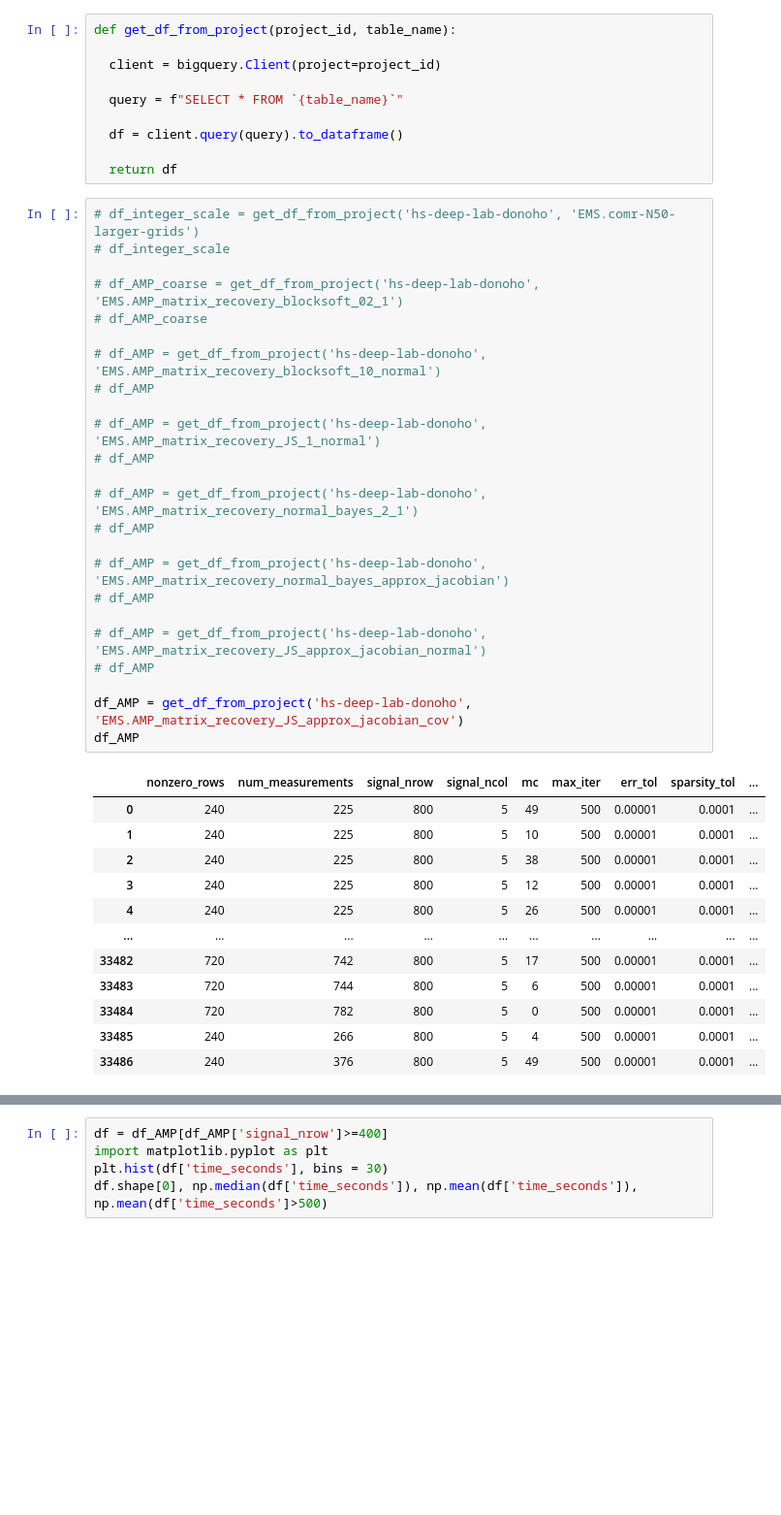
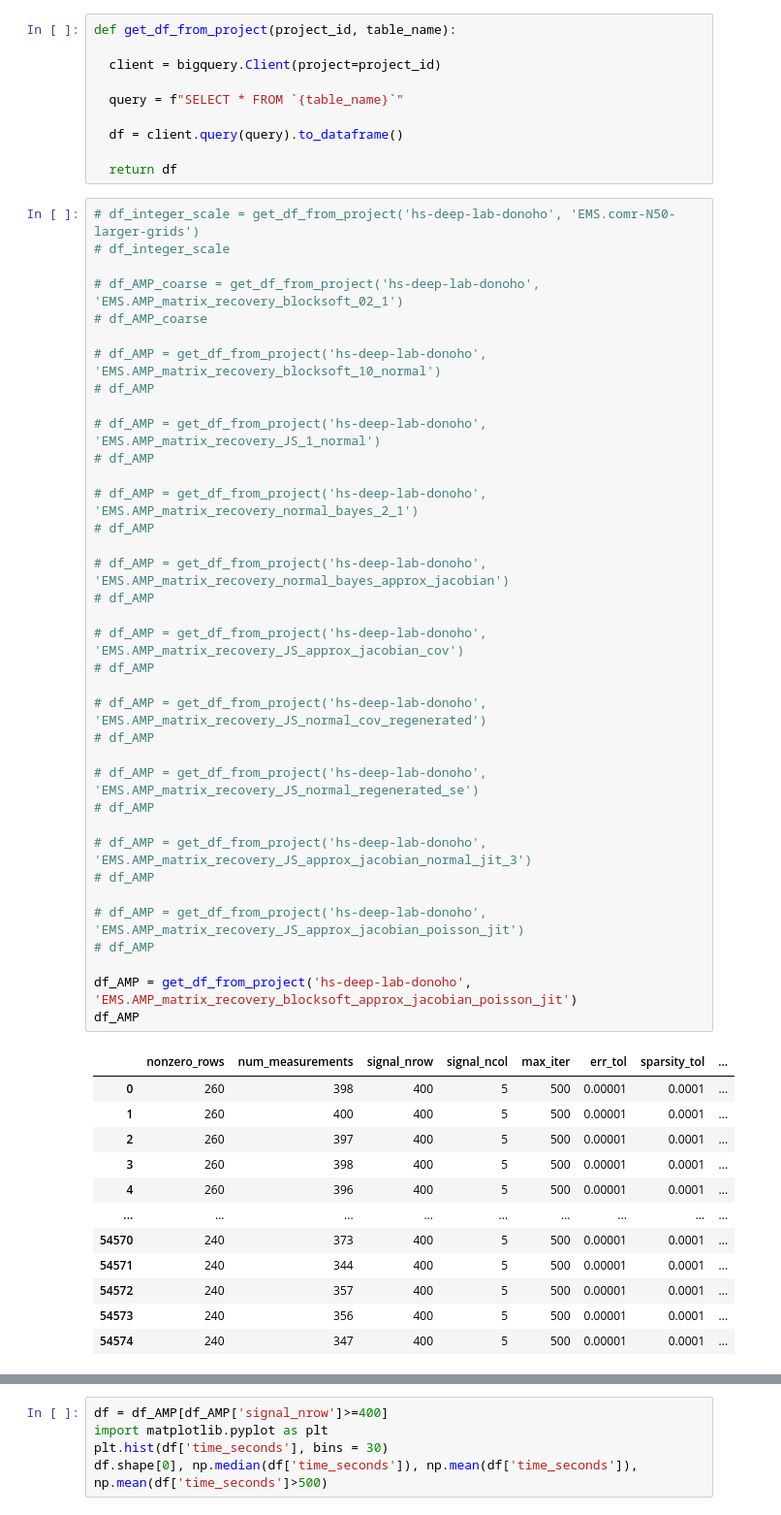
Before and after one commit to apd1995/SoftSense-and-SteinSense, a Jupyter notebook: updating_params.ipynb, the cells around one changed output, grey strips where cells are left out. Shown at 97% size. Drawn from its saved outputs; the diff is of its cells as text; blank space fills up the shorter version.

```diff
--- a/updating_params.ipynb
+++ b/updating_params.ipynb
@@ -44,37 +44,49 @@ def get_df_from_project(project_id, table_name):
 # %%
 # df_integer_scale = get_df_from_project('hs-deep-lab-donoho', 'EMS.comr-N50-larger-grids')
 # df_integer_scale
 
 # df_AMP_coarse = get_df_from_project('hs-deep-lab-donoho', 'EMS.AMP_matrix_recovery_blocksoft_02_1')
 # df_AMP_coarse
 
 # df_AMP = get_df_from_project('hs-deep-lab-donoho', 'EMS.AMP_matrix_recovery_blocksoft_10_normal')
 # df_AMP
 
 # df_AMP = get_df_from_project('hs-deep-lab-donoho', 'EMS.AMP_matrix_recovery_JS_1_normal')
 # df_AMP
 
 # df_AMP = get_df_from_project('hs-deep-lab-donoho', 'EMS.AMP_matrix_recovery_normal_bayes_2_1')
 # df_AMP
 
 # df_AMP = get_df_from_project('hs-deep-lab-donoho', 'EMS.AMP_matrix_recovery_normal_bayes_approx_jacobian')
 # df_AMP
 
-# df_AMP = get_df_from_project('hs-deep-lab-donoho', 'EMS.AMP_matrix_recovery_JS_approx_jacobian_normal')
+# df_AMP = get_df_from_project('hs-deep-lab-donoho', 'EMS.AMP_matrix_recovery_JS_approx_jacobian_cov')
 # df_AMP
 
-df_AMP = get_df_from_project('hs-deep-lab-donoho', 'EMS.AMP_matrix_recovery_JS_approx_jacobian_cov')
+# df_AMP = get_df_from_project('hs-deep-lab-donoho', 'EMS.AMP_matrix_recovery_JS_normal_cov_regenerated')
+# df_AMP
+
+# df_AMP = get_df_from_project('hs-deep-lab-donoho', 'EMS.AMP_matrix_recovery_JS_normal_regenerated_se')
+# df_AMP
+
+# df_AMP = get_df_from_project('hs-deep-lab-donoho', 'EMS.AMP_matrix_recovery_JS_approx_jacobian_normal_jit_3')
+# df_AMP
+
+# df_AMP = get_df_from_project('hs-deep-lab-donoho', 'EMS.AMP_matrix_recovery_JS_approx_jacobian_poisson_jit')
+# df_AMP
+
+df_AMP = get_df_from_project('hs-deep-lab-donoho', 'EMS.AMP_matrix_recovery_blocksoft_approx_jacobian_poisson_jit')
 df_AMP
 # %% [output]
-|  | nonzero_rows | num_measurements | signal_nrow | signal_ncol | mc | max_iter | err_tol | sparsity_tol | ... |
-| 0 | 240 | 225 | 800 | 5 | 49 | 500 | 0.00001 | 0.0001 | ... |
-| 1 | 240 | 225 | 800 | 5 | 10 | 500 | 0.00001 | 0.0001 | ... |
-| 2 | 240 | 225 | 800 | 5 | 38 | 500 | 0.00001 | 0.0001 | ... |
-| 3 | 240 | 225 | 800 | 5 | 12 | 500 | 0.00001 | 0.0001 | ... |
-| 4 | 240 | 225 | 800 | 5 | 26 | 500 | 0.00001 | 0.0001 | ... |
-| ... | ... | ... | ... | ... | ... | ... | ... | ... | ... |
-| 33482 | 720 | 742 | 800 | 5 | 17 | 500 | 0.00001 | 0.0001 | ... |
-| 33483 | 720 | 744 | 800 | 5 | 6 | 500 | 0.00001 | 0.0001 | ... |
-| 33484 | 720 | 782 | 800 | 5 | 0 | 500 | 0.00001 | 0.0001 | ... |
-| 33485 | 240 | 266 | 800 | 5 | 4 | 500 | 0.00001 | 0.0001 | ... |
-| 33486 | 240 | 376 | 800 | 5 | 49 | 500 | 0.00001 | 0.0001 | ... |
+|  | nonzero_rows | num_measurements | signal_nrow | signal_ncol | max_iter | err_tol | sparsity_tol | ... |
+| 0 | 260 | 398 | 400 | 5 | 500 | 0.00001 | 0.0001 | ... |
+| 1 | 260 | 400 | 400 | 5 | 500 | 0.00001 | 0.0001 | ... |
+| 2 | 260 | 397 | 400 | 5 | 500 | 0.00001 | 0.0001 | ... |
+| 3 | 260 | 398 | 400 | 5 | 500 | 0.00001 | 0.0001 | ... |
+| 4 | 260 | 396 | 400 | 5 | 500 | 0.00001 | 0.0001 | ... |
+| ... | ... | ... | ... | ... | ... | ... | ... | ... |
+| 54570 | 240 | 373 | 400 | 5 | 500 | 0.00001 | 0.0001 | ... |
+| 54571 | 240 | 344 | 400 | 5 | 500 | 0.00001 | 0.0001 | ... |
+| 54572 | 240 | 357 | 400 | 5 | 500 | 0.00001 | 0.0001 | ... |
+| 54573 | 240 | 356 | 400 | 5 | 500 | 0.00001 | 0.0001 | ... |
+| 54574 | 240 | 347 | 400 | 5 | 500 | 0.00001 | 0.0001 | ... |
```
Also changed, not shown: parts of 36 cells of this notebook.
